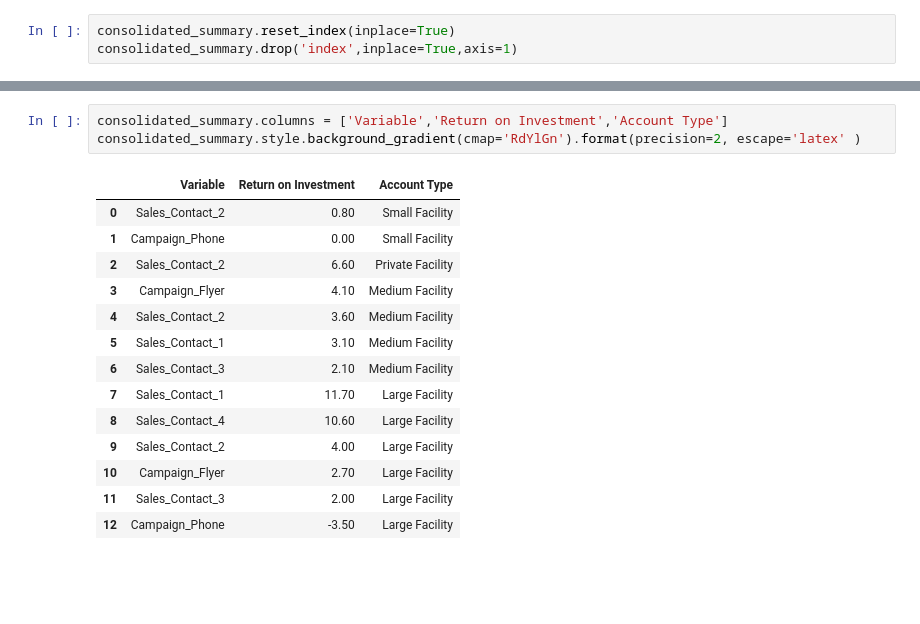
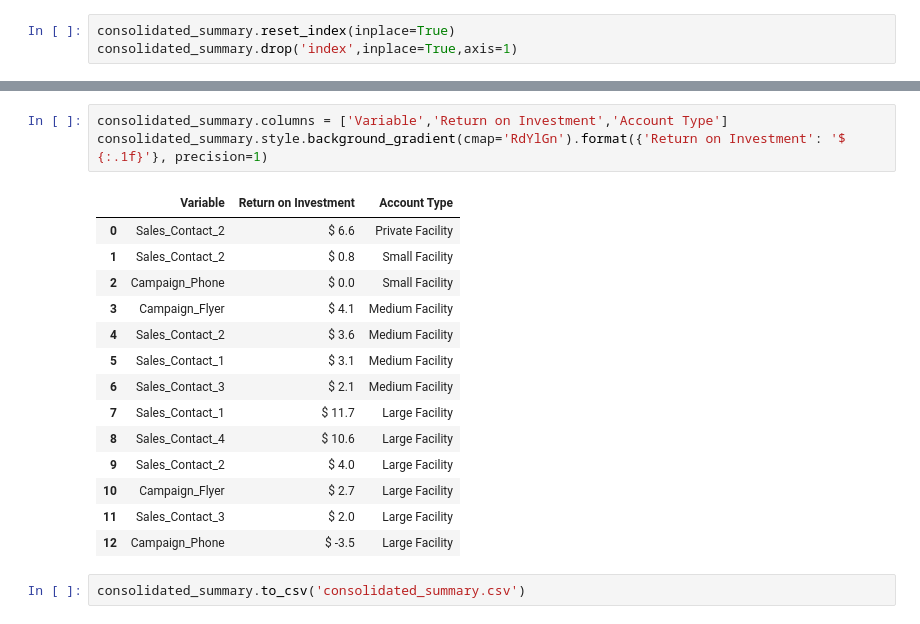
Before and after one commit to CJ7MO/Marketing-Campaign-Regression-And-Correlation-Analysis, a Jupyter notebook: Marketing_Strategy.ipynb, the cells around one changed output, grey strips where cells are left out. Cells and saved outputs as stored; diff of their text form; blank space fills up the shorter version.

```diff
--- a/Marketing_Strategy.ipynb
+++ b/Marketing_Strategy.ipynb
@@ -320,19 +320,21 @@ consolidated_summary.style.background_gradient(cmap='RdYlGn')
 | 12 | Campaign_Phone | -3.500000 | Large Facility |
 # %%
 consolidated_summary.columns = ['Variable','Return on Investment','Account Type']
-consolidated_summary.style.background_gradient(cmap='RdYlGn').format(precision=2, escape='latex' )
+consolidated_summary.style.background_gradient(cmap='RdYlGn').format({'Return on Investment': '$ {:.1f}'}, precision=1)
 # %% [output]
 |  | Variable | Return on Investment | Account Type |
-| 0 | Sales_Contact_2 | 0.80 | Small Facility |
-| 1 | Campaign_Phone | 0.00 | Small Facility |
-| 2 | Sales_Contact_2 | 6.60 | Private Facility |
-| 3 | Campaign_Flyer | 4.10 | Medium Facility |
-| 4 | Sales_Contact_2 | 3.60 | Medium Facility |
-| 5 | Sales_Contact_1 | 3.10 | Medium Facility |
-| 6 | Sales_Contact_3 | 2.10 | Medium Facility |
-| 7 | Sales_Contact_1 | 11.70 | Large Facility |
-| 8 | Sales_Contact_4 | 10.60 | Large Facility |
-| 9 | Sales_Contact_2 | 4.00 | Large Facility |
-| 10 | Campaign_Flyer | 2.70 | Large Facility |
-| 11 | Sales_Contact_3 | 2.00 | Large Facility |
-| 12 | Campaign_Phone | -3.50 | Large Facility |
+| 0 | Sales_Contact_2 | $ 6.6 | Private Facility |
+| 1 | Sales_Contact_2 | $ 0.8 | Small Facility |
+| 2 | Campaign_Phone | $ 0.0 | Small Facility |
+| 3 | Campaign_Flyer | $ 4.1 | Medium Facility |
+| 4 | Sales_Contact_2 | $ 3.6 | Medium Facility |
+| 5 | Sales_Contact_1 | $ 3.1 | Medium Facility |
+| 6 | Sales_Contact_3 | $ 2.1 | Medium Facility |
+| 7 | Sales_Contact_1 | $ 11.7 | Large Facility |
+| 8 | Sales_Contact_4 | $ 10.6 | Large Facility |
+| 9 | Sales_Contact_2 | $ 4.0 | Large Facility |
+| 10 | Campaign_Flyer | $ 2.7 | Large Facility |
+| 11 | Sales_Contact_3 | $ 2.0 | Large Facility |
+| 12 | Campaign_Phone | $ -3.5 | Large Facility |
+# %%
+consolidated_summary.to_csv('consolidated_summary.csv')
```
Also changed, not shown: parts of 4 cells of this notebook.
